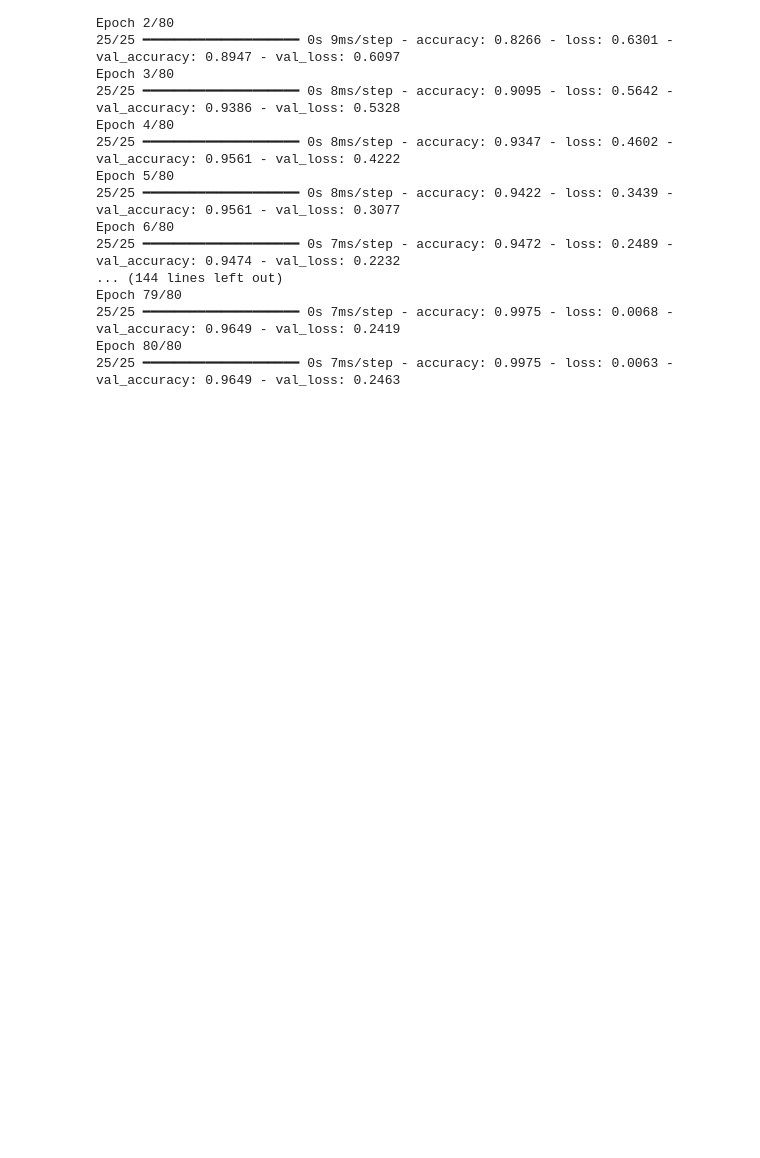
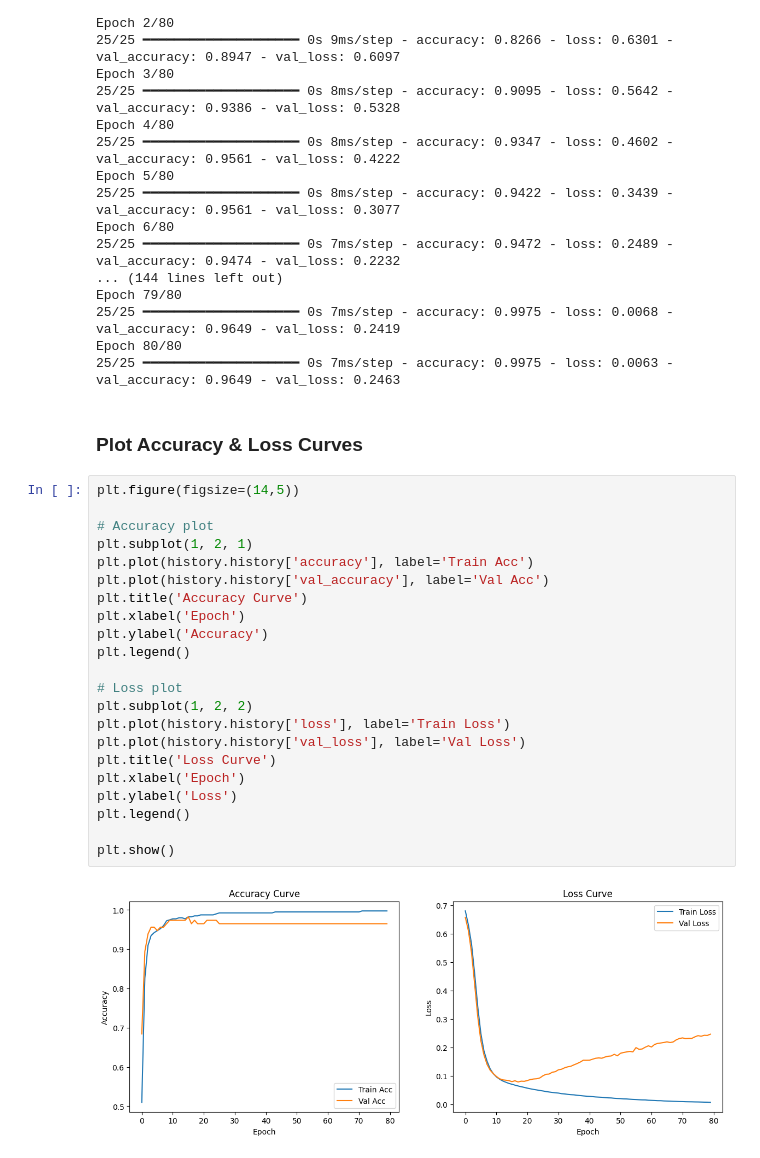
Before and after one commit to Ivan35jr/CSC3034---Artificial-Neural-Network-ANN-on-Real-World-Dataset, a Jupyter notebook: ANN_Dataset.ipynb, the cells around one changed output. Saved outputs shown, nothing was run; the diff lists cells and outputs as text; blank space fills up the shorter version.

Commit message:
Plot Accuracy & Loss Curves

```diff
--- a/ANN_Dataset.ipynb
+++ b/ANN_Dataset.ipynb
@@ -190,3 +190,29 @@ Epoch 79/80
 25/25 ━━━━━━━━━━━━━━━━━━━━ 0s 7ms/step - accuracy: 0.9975 - loss: 0.0068 - val_accuracy: 0.9649 - val_loss: 0.2419
 Epoch 80/80
 25/25 ━━━━━━━━━━━━━━━━━━━━ 0s 7ms/step - accuracy: 0.9975 - loss: 0.0063 - val_accuracy: 0.9649 - val_loss: 0.2463
+# %% [markdown]
+### Plot Accuracy & Loss Curves
+# %%
+plt.figure(figsize=(14,5))
+
+# Accuracy plot
+plt.subplot(1, 2, 1)
+plt.plot(history.history['accuracy'], label='Train Acc')
+plt.plot(history.history['val_accuracy'], label='Val Acc')
+plt.title('Accuracy Curve')
+plt.xlabel('Epoch')
+plt.ylabel('Accuracy')
+plt.legend()
+
+# Loss plot
+plt.subplot(1, 2, 2)
+plt.plot(history.history['loss'], label='Train Loss')
+plt.plot(history.history['val_loss'], label='Val Loss')
+plt.title('Loss Curve')
+plt.xlabel('Epoch')
+plt.ylabel('Loss')
+plt.legend()
+
+plt.show()
+# %% [output]
+[figure, added]
```
